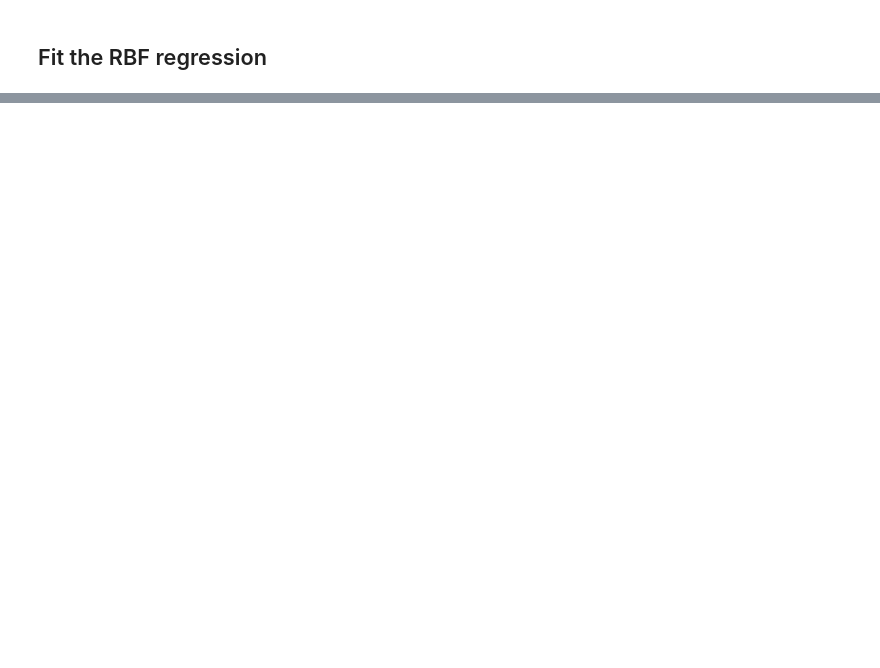
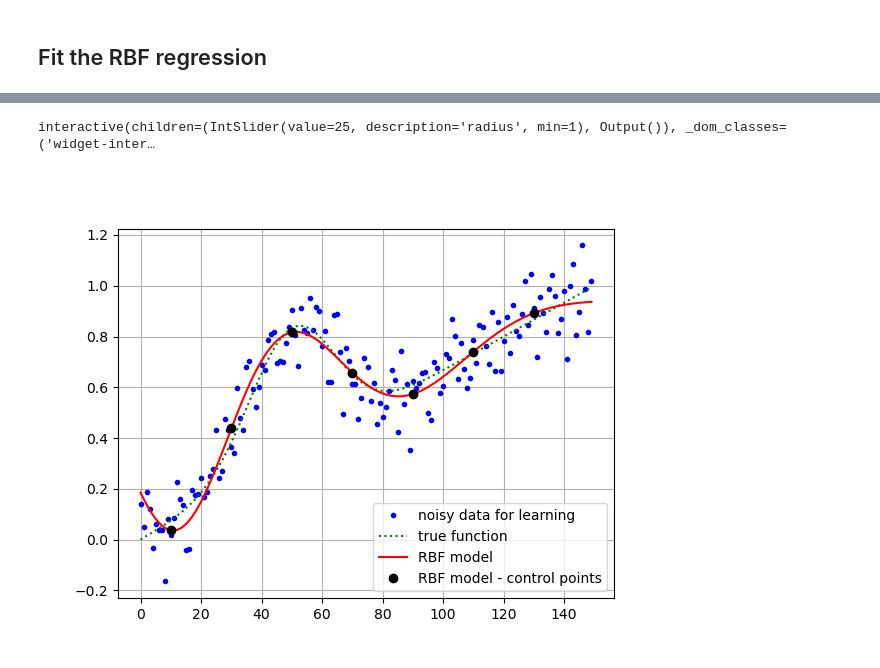
Before and after one commit to EmileRouxSMB/EmileRouxSMB.github.io, a Jupyter notebook: assets/jupyter/RBF-tuto1.ipynb, the cells around one changed output, grey strips where cells are left out. Saved outputs shown, nothing was run; the diff lists cells and outputs as text; code cells hidden in the pictures; blank space fills up the shorter version.

```diff
--- a/assets/jupyter/RBF-tuto1.ipynb
+++ b/assets/jupyter/RBF-tuto1.ipynb
@@ -84,27 +107,30 @@ plt.savefig('Exemple_1D.png')
 # %%
 import ipywidgets as widgets
 from ipywidgets import HBox, VBox
 
-Y_l = function(X_l[:,0], rand=.1)
+Y_l = function(X_l[:,0], s2=.1)
 
 plt.figure()
 
 plt.plot(X_l, Y_l, '.b', label ='noisy data for learning')
 plt.plot(X_true, Y_true, ':g', label ='true function')
 rbf_model,  = plt.plot([], [], '-r', label ='RBF model')
 key_points, = plt.plot([], [], 'ok', label ='RBF model - control points')
 plt.grid()
 plt.legend()
 
 
-@widgets.interact(regularization=(0,1.), radius=(1,100))
-def plot_oscil_1(regularization=0, radius=25):
-
+@widgets.interact( radius=(1,100))
+def plot_oscil_1(radius=25):
+    regularization=0,
     RBF = rbfreg.RegularizedRBF(kernel=Gauss_kernel)
     RBF.set_key_points(X_k)
     RBF.fit(X_l, Y_l, regularization=regularization, radius = radius)
     Y_s = RBF.eval(X_l)
     Y_k = RBF.eval(X_k)
 
     rbf_model.set_data(X_l, Y_s)
     key_points.set_data(X_k, Y_k)
+# %% [output]
+interactive(children=(IntSlider(value=25, description='radius', min=1), Output()), _dom_classes=('widget-inter…
+[figure, added]
```
Also changed, not shown: parts of 11 cells of this notebook.
